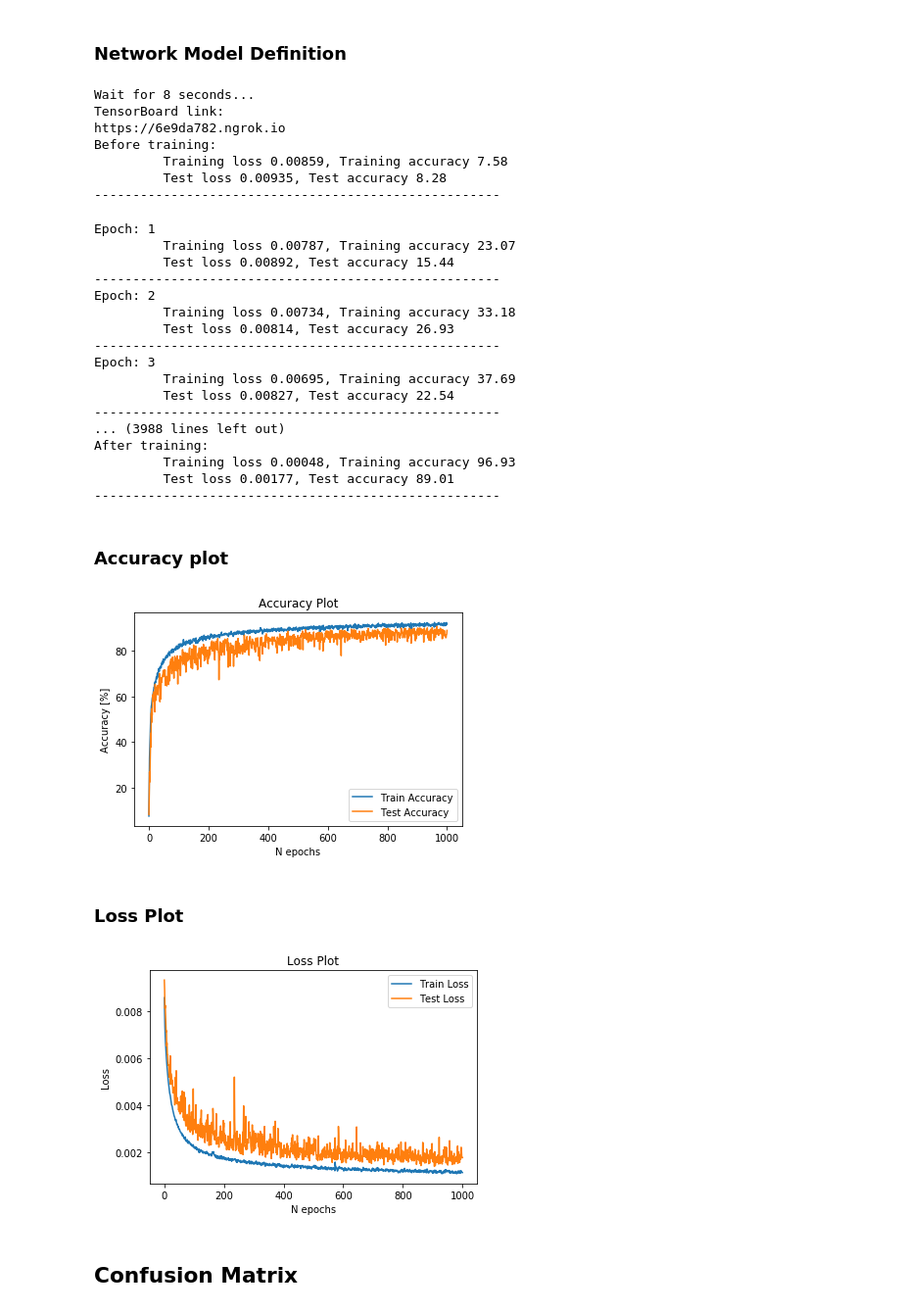
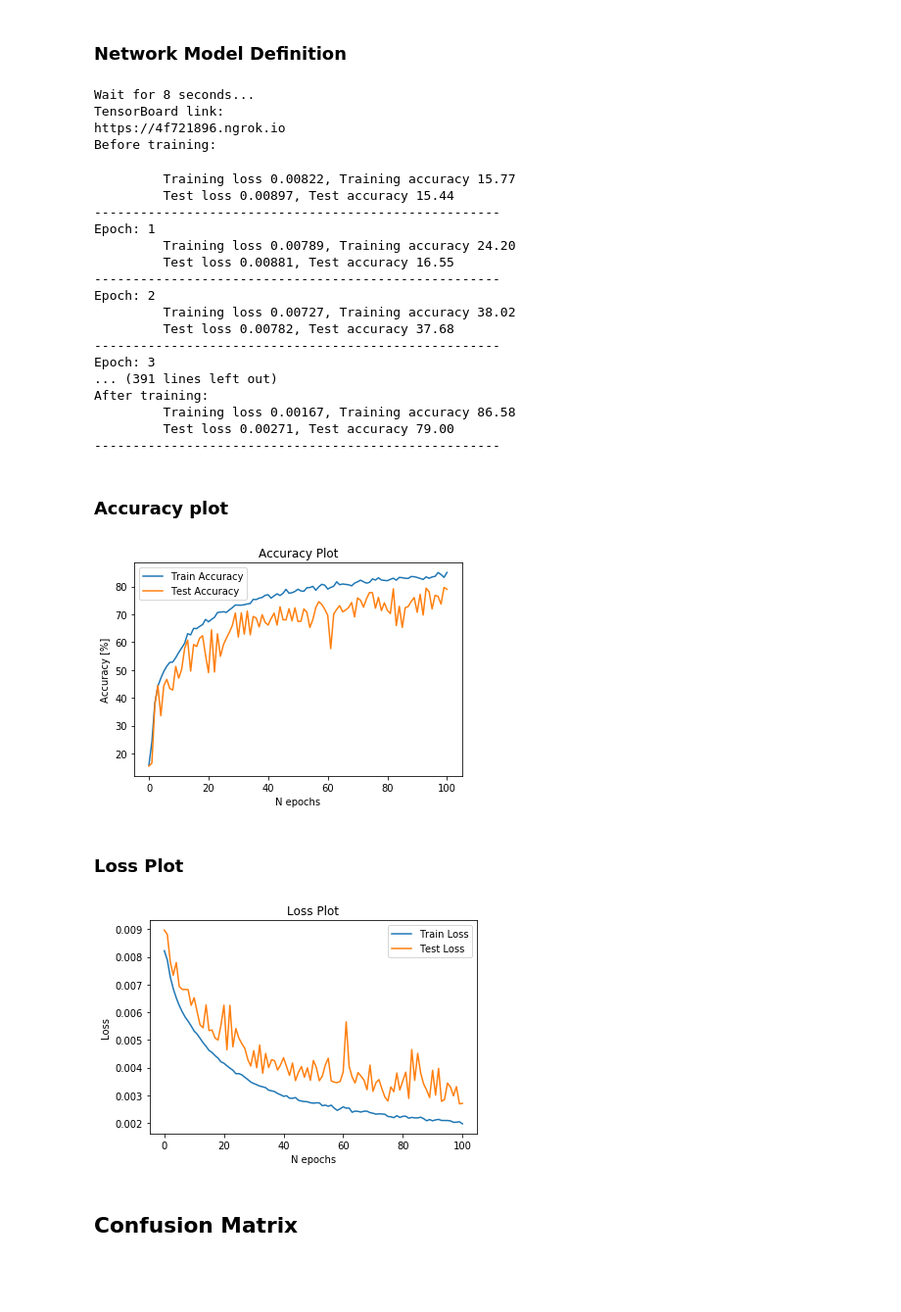
Before and after one commit to filippotessaro/deep-neural-decision-forest, a Jupyter notebook: DEEP_RANDOM_FOREST.ipynb, the cells around one changed output. Shown at 98% size. Cells and saved outputs as stored; diff of their text form; code cells hidden in the pictures; blank space fills up the shorter version.

```diff
--- a/DEEP_RANDOM_FOREST.ipynb
+++ b/DEEP_RANDOM_FOREST.ipynb
@@ -390,7 +379,7 @@ visualization_name='Deep Random Forest'
 device='cuda:0'
 momentum = 0.95
 learning_rate = 0.003 #In the case with the new dataset: 0.0007
-num_epochs = 1000
+num_epochs = 100
 weight_decay = 1e-5
 
 DEPTH = 3  # Depth of a tree
@@ -474,33 +463,32 @@ print('-----------------------------------------------------')
 # %% [output]
 Wait for 8 seconds...
 TensorBoard link:
-https://6e9da782.ngrok.io
+https://4f721896.ngrok.io
 Before training:
-         Training loss 0.00859, Training accuracy 7.58
-         Test loss 0.00935, Test accuracy 8.28
------------------------------------------------------
+         Training loss 0.00822, Training accuracy 15.77
+         Test loss 0.00897, Test accuracy 15.44
+-----------------------------------------------------
 Epoch: 1
-         Training loss 0.00787, Training accuracy 23.07
-         Test loss 0.00892, Test accuracy 15.44
+         Training loss 0.00789, Training accuracy 24.20
+         Test loss 0.00881, Test accuracy 16.55
 -----------------------------------------------------
 Epoch: 2
-         Training loss 0.00734, Training accuracy 33.18
-         Test loss 0.00814, Test accuracy 26.93
+         Training loss 0.00727, Training accuracy 38.02
+         Test loss 0.00782, Test accuracy 37.68
 -----------------------------------------------------
 Epoch: 3
-         Training loss 0.00695, Training accuracy 37.69
-         Test loss 0.00827, Test accuracy 22.54
+... (391 lines left out)
+After training:
+         Training loss 0.00167, Training accuracy 86.58
+         Test loss 0.00271, Test accuracy 79.00
 -----------------------------------------------------
-... (3988 lines left out)
-After training:
-         Training loss 0.00048, Training accuracy 96.93
-         Test loss 0.00177, Test accuracy 89.01
------------------------------------------------------
 # %% [markdown]
 ### Accuracy plot
 # %%
 import matplotlib.pyplot as plt
 x = range(0,num_epochs +1)
+
+fig, ax = plt.subplots()
 
 plt.plot(x, train_accuracy_list, label='Train Accuracy')
 plt.plot(x, test_accuracy_list, label='Test Accuracy')
@@ -510,21 +498,29 @@ plt.ylabel('Accuracy [%]')
 plt.title("Accuracy Plot")
 plt.legend()
 plt.show()
+
+#plt.savefig('accuracy.png', format='png', dpi=1000)
+
+# Do the plot code
+fig.savefig('accuracy.png', format='png', dpi=1000)
 # %% [output]
-[figure, old version]
+[figure, new version]
 # %% [markdown]
 ### Loss Plot
 # %%
+fig, ax = plt.subplots()
 plt.plot(x, train_loss_list, label='Train Loss')
 plt.plot(x, test_loss_list, label='Test Loss')
 
 plt.xlabel('N epochs')
 plt.ylabel('Loss')
 plt.title("Loss Plot")
 plt.legend()
 plt.show()
+
+fig.savefig('loss.png', format='png', dpi=1000)
 # %% [output]
-[figure, old version]
+[figure, new version]
 # %% [markdown]
 ## Confusion Matrix
 # %%
```
Also changed, not shown: parts of 5 cells of this notebook.
